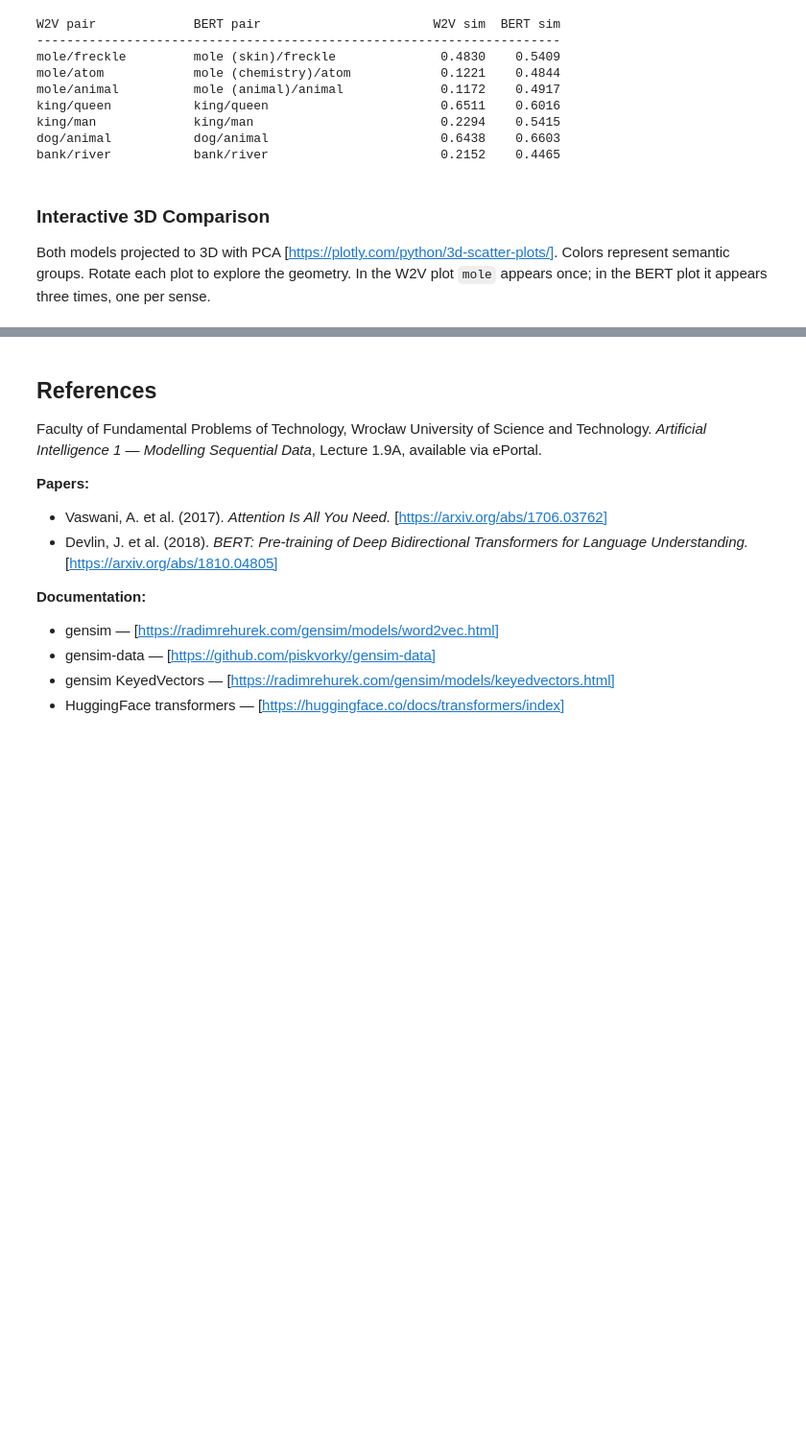
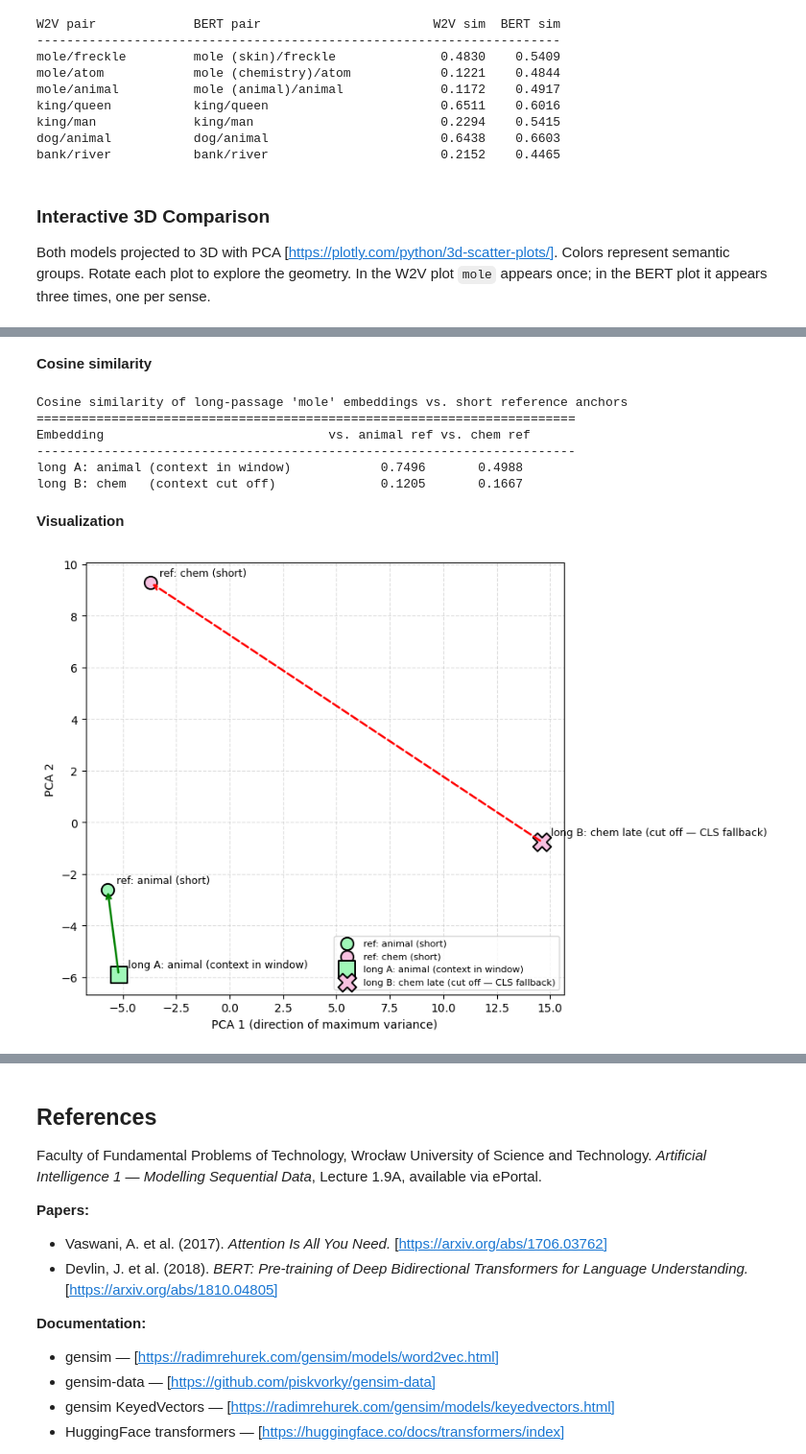
Before and after one commit to wlaszkiewicz/transformers-vs-word2vec, a Jupyter notebook: transformers_vs_word2vec.ipynb, the cells around one changed output, grey strips where cells are left out. Shown at 96% size. Cells and saved outputs as stored; diff of their text form; code cells hidden in the pictures; blank space fills up the shorter version.

```diff
--- a/transformers_vs_word2vec.ipynb
+++ b/transformers_vs_word2vec.ipynb
@@ -88,6 +88,15 @@ group_colors = {
     'ambiguous': '#f76e6e',
 }
 
+filler = (
+    "This report details a wide variety of observations collected over many months "
+    "in the field by our research team. "
+) * 30
+
+mole_animal_context_sentence  = "The mole burrowed quickly through the soft garden soil, digging a tunnel."
+mole_chemical_context_sentence    = "In the chemistry laboratory, a mole represents exactly 6.022e23 particles, as Avogadro defined."
+
+
 # W2V uses the base word list
 words = list(word_sentences.keys())
 
@@ -425,0 +533,53 @@ fig.show()
+# %% [markdown]
+**Cosine similarity**
+# %%
+sim_long_animal_vs_animal = cos_sim([vectors_neg[2]], [emb_ref_animal])[0][0]
+sim_long_animal_vs_chem   = cos_sim([vectors_neg[2]], [emb_ref_chem])[0][0]
+sim_long_chem_vs_chem     = cos_sim([vectors_neg[3]], [emb_ref_chem])[0][0]
+sim_long_chem_vs_animal   = cos_sim([vectors_neg[3]], [emb_ref_animal])[0][0]
+
+print("Cosine similarity of long-passage 'mole' embeddings vs. short reference anchors")
+print("=" * 72)
+print(f"{'Embedding':<38} {'vs. animal ref':>13} {'vs. chem ref':>12}")
+print("-" * 72)
+print(f"{'long A: animal (context in window)':<38} {sim_long_animal_vs_animal:>13.4f} {sim_long_animal_vs_chem:>12.4f}")
+print(f"{'long B: chem   (context cut off)':<38} {sim_long_chem_vs_animal:>13.4f} {sim_long_chem_vs_chem:>12.4f}")
+# %% [output]
+Cosine similarity of long-passage 'mole' embeddings vs. short reference anchors
+========================================================================
+Embedding                              vs. animal ref vs. chem ref
+------------------------------------------------------------------------
+long A: animal (context in window)            0.7496       0.4988
+long B: chem   (context cut off)              0.1205       0.1667
+# %% [markdown]
+**Visualization**
+# %%
+neg_2d = PCA(n_components=2).fit_transform(vectors_neg)
+
+colors_neg  = ['#a0f7b8', '#f7c0e0', '#a0f7b8', '#f7c0e0']
+markers_neg = ['o', 'o', 's', 'X']
+sizes_neg   = [120, 120, 200, 250]
+
+fig, ax = plt.subplots(figsize=(9, 6))
+
+for i, (label, color, marker, sz) in enumerate(
+        zip(labels_neg, colors_neg, markers_neg, sizes_neg)):
+    x, y = neg_2d[i]
+    ax.scatter(x, y, color=color, marker=marker, s=sz,
+               edgecolors='black', linewidths=1.4, zorder=3, label=label)
+    ax.annotate(label, (x, y), textcoords='offset points', xytext=(8, 6), fontsize=9)
+
+ax.annotate('', xy=neg_2d[0], xytext=neg_2d[2],
+            arrowprops=dict(arrowstyle='->', color='green', lw=1.8))
+
+ax.annotate('', xy=neg_2d[1], xytext=neg_2d[3],
+            arrowprops=dict(arrowstyle='->', color='red', lw=1.8, linestyle='dashed'))
+
+ax.legend(fontsize=8, loc='best')
+ax.set_xlabel('PCA 1 (direction of maximum variance)')
+ax.set_ylabel('PCA 2')
+ax.grid(True, linestyle='--', alpha=0.4)
+plt.tight_layout()
+plt.show()
+# %% [output]
+[figure, added]
```
Also changed, not shown: parts of 11 cells of this notebook, 1 other file.
